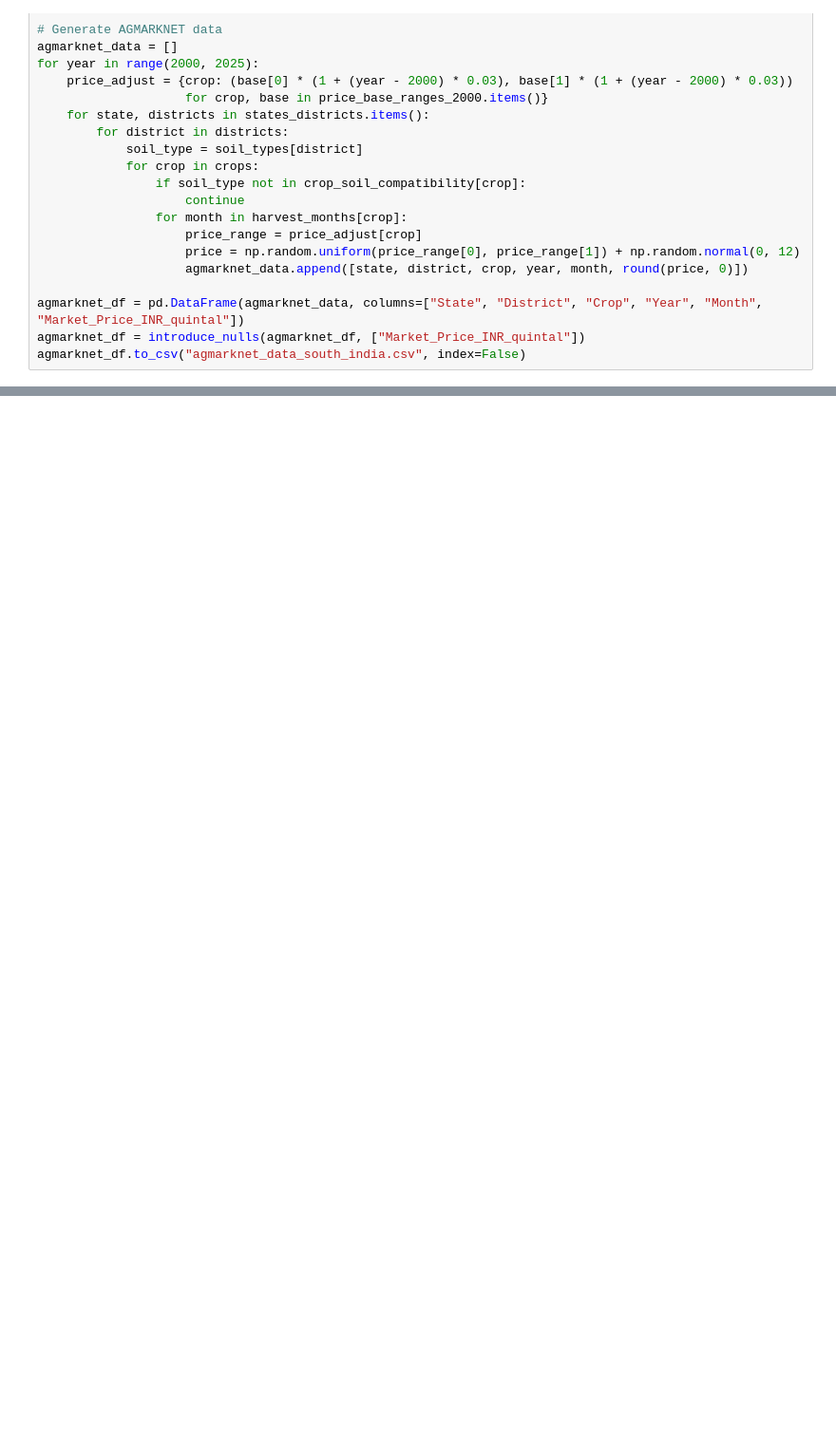
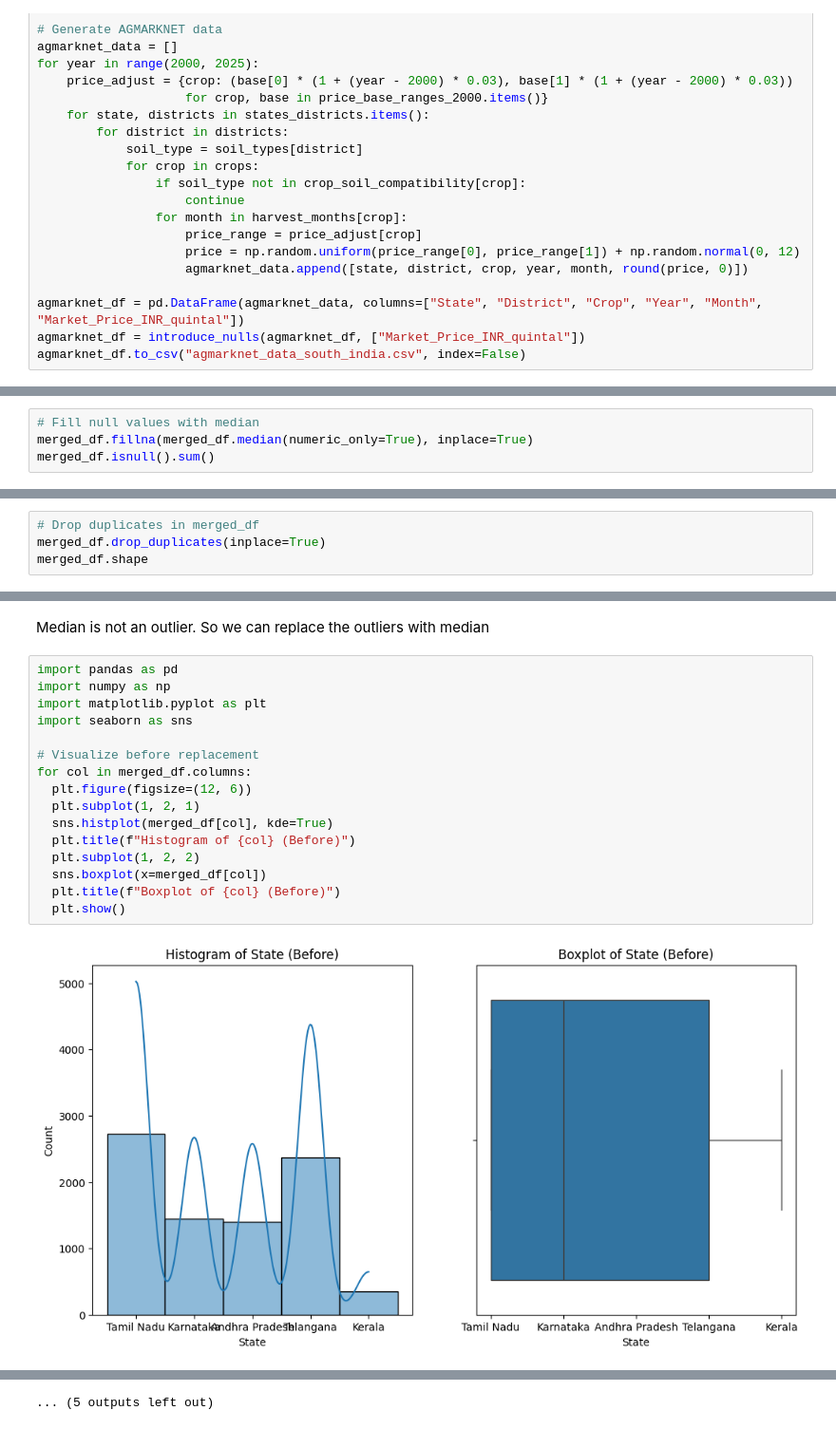
Before and after one commit to Neeharika457/Crop-Yield-price-and-crop-type-prediction, a Jupyter notebook: crop_yield,price,type.ipynb, the cells around one changed output, grey strips where cells are left out. Shown at 95% size. Cells and saved outputs as stored; diff of their text form; blank space fills up the shorter version.

```diff
--- a/crop_yield,price,type.ipynb
+++ b/crop_yield,price,type.ipynb
@@ -1249,0 +356,4 @@ joblib.dump(crop_model, 'crop_model.pkl')
+# %%
+# Fill null values with median
+merged_df.fillna(merged_df.median(numeric_only=True), inplace=True)
+merged_df.isnull().sum()
@@ -1249,0 +380,4 @@ joblib.dump(crop_model, 'crop_model.pkl')
+# %%
+# Drop duplicates in merged_df
+merged_df.drop_duplicates(inplace=True)
+merged_df.shape
@@ -1249,0 +453,20 @@ joblib.dump(crop_model, 'crop_model.pkl')
+# %% [markdown]
+Median is not an outlier. So we can replace the outliers with median
+# %%
+import pandas as pd
+import numpy as np
+import matplotlib.pyplot as plt
+import seaborn as sns
+
+# Visualize before replacement
+for col in merged_df.columns:
+  plt.figure(figsize=(12, 6))
+  plt.subplot(1, 2, 1)
+  sns.histplot(merged_df[col], kde=True)
+  plt.title(f"Histogram of {col} (Before)")
+  plt.subplot(1, 2, 2)
+  sns.boxplot(x=merged_df[col])
+  plt.title(f"Boxplot of {col} (Before)")
+  plt.show()
+# %% [output]
+[figure, added]
@@ -1249,0 +484 @@ joblib.dump(crop_model, 'crop_model.pkl')
+... (5 outputs left out)
```
Also changed, not shown: parts of 81 cells of this notebook.
